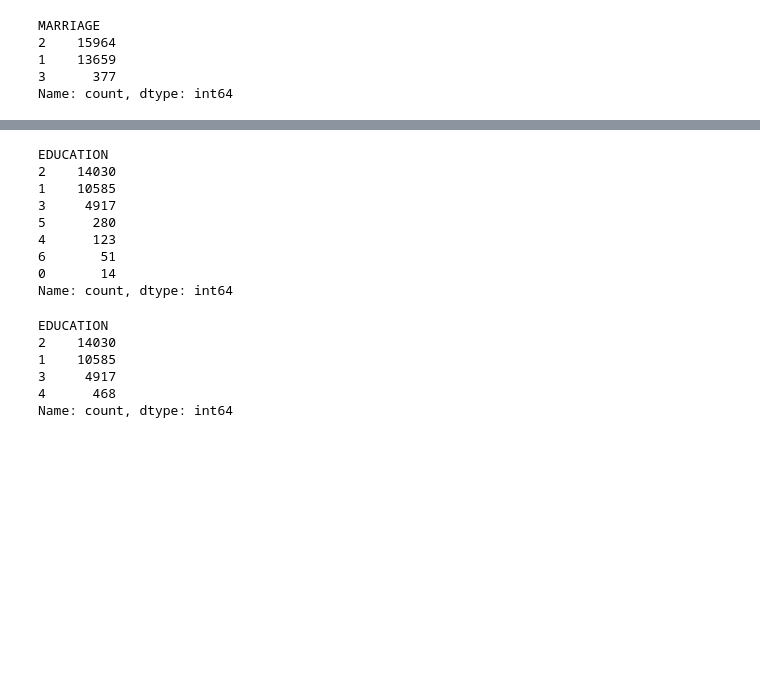
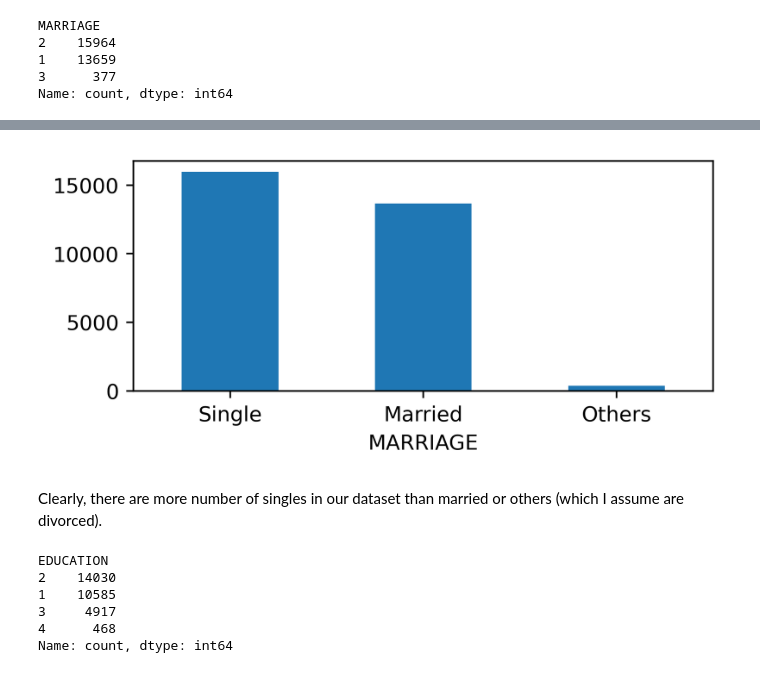
Before and after one commit to angadhsingh1/MachineLearning-DefaultCreditCards, a Jupyter notebook: final-project.ipynb, the cells around one changed output, grey strips where cells are left out. Cells and saved outputs as stored; diff of their text form; code cells hidden in the pictures; blank space fills up the shorter version.

```diff
--- a/final-project.ipynb
+++ b/final-project.ipynb
@@ -159,20 +172,11 @@ df.MARRIAGE.value_counts().plot(kind = 'bar')
-# %%
-# Categgorical Variable - Education
-
-# 1 = graduate school
-# 2 = university
-# 3 = high school
-# 4 = others
-
-df['EDUCATION'].value_counts()
-# %% [output]
-EDUCATION
-2    14030
-1    10585
-3     4917
-5      280
-4      123
-6       51
-0       14
-Name: count, dtype: int64
+# %%
+marriageLabels = ['Single', 'Married', 'Others']
+df.MARRIAGE.value_counts().plot(kind='bar', figsize=(5, 2))
+plt.xticks(rotation=0)
+plt.gca().set_xticklabels(marriageLabels)
+plt.show()
+# %% [output]
+[figure, added]
+# %% [markdown]
+Clearly, there are more number of singles in our dataset than married or others (which I assume are divorced).
 # %%
```
Also changed, not shown: parts of 24 cells of this notebook, 1 other file.
